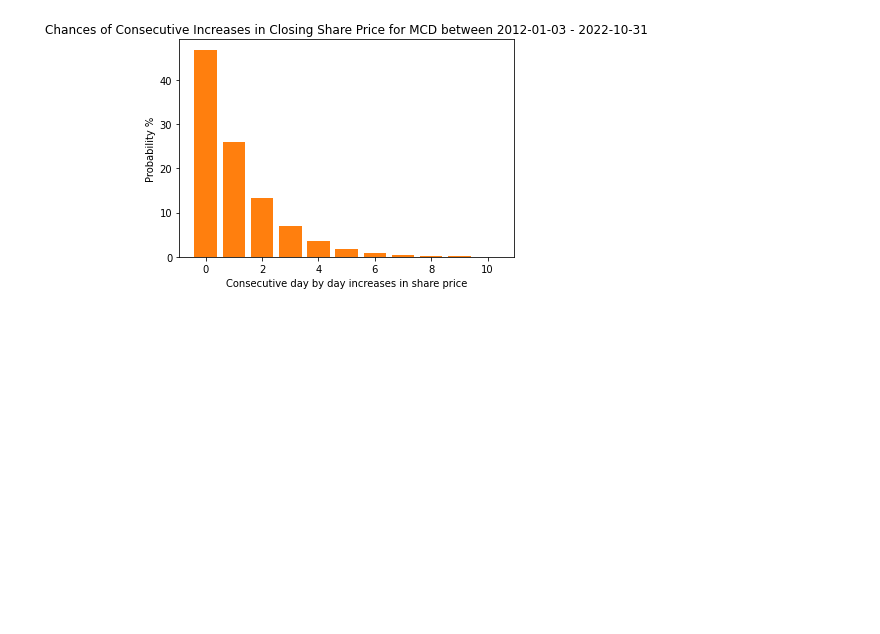
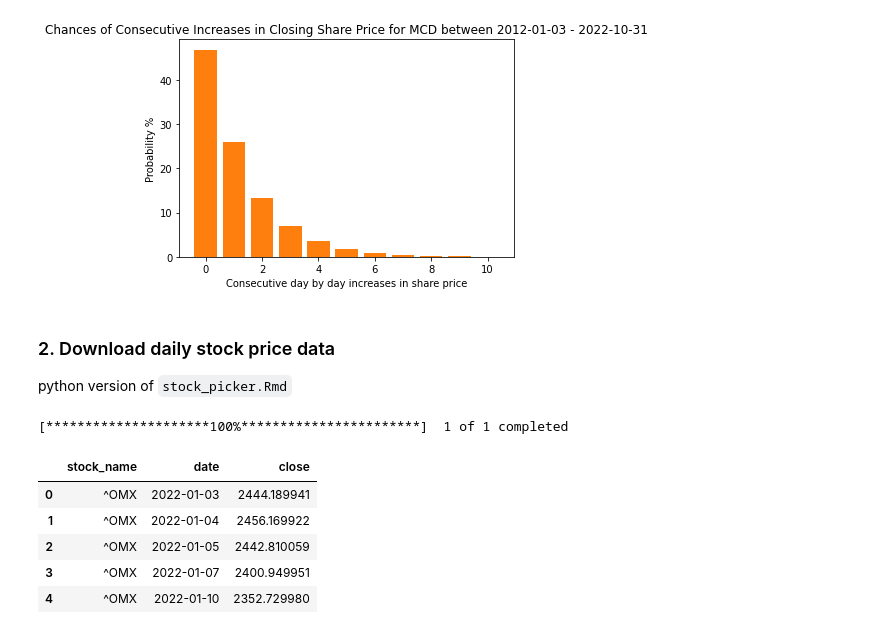
Before and after one commit to flyin01/stock_picking_charts, a Jupyter notebook: stock_winning_streaks.ipynb, the cells around one changed output. Cells and saved outputs as stored; diff of their text form; code cells hidden in the pictures; blank space fills up the shorter version.

```diff
--- a/stock_winning_streaks.ipynb
+++ b/stock_winning_streaks.ipynb
@@ -125,3 +134,7 @@ _ = plt.ylabel("Probability %")
 _ = plt.title(f"Chances of Consecutive Increases in Closing Share Price for {stock_name} between {min_date} - {max_date}")
 # %% [output]
 [figure]
+# %% [markdown]
+### 2. Download daily stock price data
+
+python version of `stock_picker.Rmd`
@@ -127,0 +144,22 @@ _ = plt.title(f"Chances of Consecutive Increases in Closing Share Price for {sto
+# %%
+# Downloads the OMX index value
+start_date = '2022-01-01'
+end_date = '2023-03-24'
+omx30 = '^OMX'
+
+data = yf.download(omx30, start=start_date, end=end_date)
+data = data.reset_index()
+data = data[['Date', 'Close']]
+data.columns = ['date', 'close']
+data['stock_name'] = omx30
+data = data[['stock_name', 'date', 'close']]
+
+data.head()
+# %% [output]
+[*********************100%***********************]  1 of 1 completed
+|  | stock_name | date | close |
+| 0 | ^OMX | 2022-01-03 | 2444.189941 |
+| 1 | ^OMX | 2022-01-04 | 2456.169922 |
+| 2 | ^OMX | 2022-01-05 | 2442.810059 |
+| 3 | ^OMX | 2022-01-07 | 2400.949951 |
+| 4 | ^OMX | 2022-01-10 | 2352.729980 |
```
Also changed, not shown: parts of 11 cells of this notebook.
